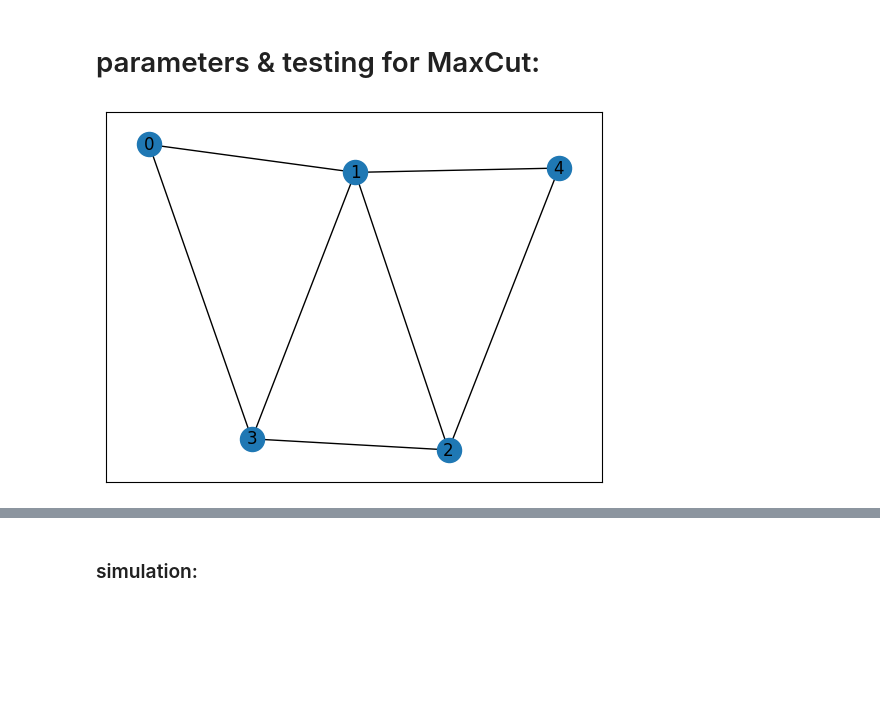
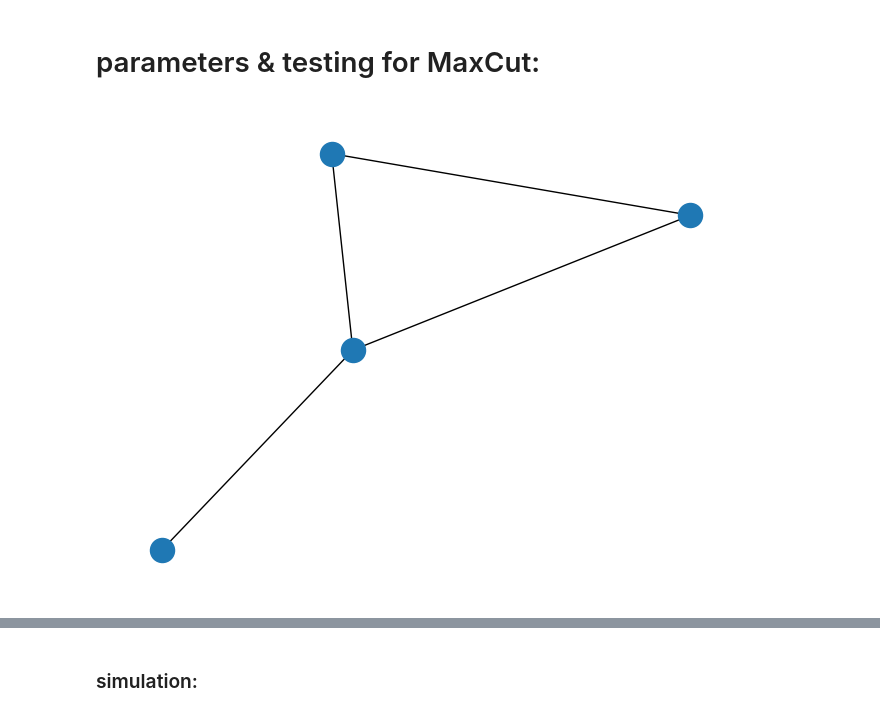
Before and after one commit to hyperrealist/qaoa, a Jupyter notebook: Grover_FPS_for_QUBO.ipynb, the cells around one changed output, grey strips where cells are left out. Saved outputs shown, nothing was run; the diff lists cells and outputs as text; code cells hidden in the pictures; blank space fills up the shorter version.

```diff
--- a/Grover_FPS_for_QUBO.ipynb
+++ b/Grover_FPS_for_QUBO.ipynb
@@ -297,61 +407,45 @@ def GroverForQUBO(QuadraticForm: list[list[int]], digits: int, threshold: int, d
 # %% [markdown]
 # parameters & testing for MaxCut:
 # %%
-# graph size
-NumberOfVerticies = 5 # must be <= 17 to fit in Aria
-edge_probability = 5e-1
+# random, connected graph
+NumberOfVerticies, EdgeProbability = 4, 5e-1
+Graph = nx.erdos_renyi_graph(NumberOfVerticies, EdgeProbability)
+GraphLaplacian = np.array(nx.laplacian_matrix(Graph).toarray())
+while NumberOfVerticies != np.linalg.matrix_rank(GraphLaplacian) + 1:
+    Graph = nx.erdos_renyi_graph(NumberOfVerticies, EdgeProbability)
+    GraphLaplacian = np.array(nx.laplacian_matrix(Graph).toarray())
+nx.draw(Graph, with_labels=False)
 
-# random, connected graph
-disconnected = True
-while disconnected:
-    GraphLaplacian = np.zeros((NumberOfVerticies, NumberOfVerticies), dtype=int)
-    for i in range(NumberOfVerticies):
-        for j in range(i + 1, NumberOfVerticies):
-            if np.random.rand() < edge_probability:
-                GraphLaplacian[i][j] = GraphLaplacian[j][i] = - 1
-        GraphLaplacian[i][i] = - np.sum(GraphLaplacian[i])
-    disconnected = (NumberOfVerticies != np.linalg.matrix_rank(GraphLaplacian) + 1)
-
-NumberOfEdges = np.trace(GraphLaplacian) >> 1
-
-# Erdos-Edwards bound for connected graphs
+# number of edges & the Erdos-Edwards bound
+NumberOfEdges = np.trace(GraphLaplacian) // 2
 threshold = ErdosEdwards = int(np.ceil((2 * NumberOfEdges + NumberOfVerticies - 1)/4))
 
-createGraph(GraphLaplacian)
+# let's get rid of the vertex with the highest degree
+maxdegvertex = np.where(np.diag(GraphLaplacian) == max(np.diag(GraphLaplacian)))[0][0]
 
-# let's get rid of the vertex with the highest degree
-maxdeg = [0, 0]
-for i in range(NumberOfVerticies):
-    if GraphLaplacian[i][i] > maxdeg[1]:
-        maxdeg = [i, GraphLaplacian[i][i]]
-if maxdeg[0] + 1 != NumberOfVerticies:
-    GraphLaplacian[[maxdeg[0], -1], :] = GraphLaplacian[[-1, maxdeg[0]], :]
-    GraphLaplacian[:, [maxdeg[0], -1]] = GraphLaplacian[:, [-1, maxdeg[0]]]
+if maxdegvertex + 1 != NumberOfVerticies:
+    GraphLaplacian[[maxdegvertex, -1], :] = GraphLaplacian[[-1, maxdegvertex], :]
+    GraphLaplacian[:, [maxdegvertex, -1]] = GraphLaplacian[:, [-1, maxdegvertex]]
 
 Q = GraphLaplacian[np.ix_(np.arange(NumberOfVerticies - 1), np.arange(NumberOfVerticies - 1))]
 
-
 # cut-function and MaxCut
-cuts = {}
-for x in range(1 << (NumberOfVerticies - 1)):
-    conf = np.array([(x >> i)&1 for i in range(NumberOfVerticies - 1)])
+cuts, MaxCut = {}, 0
+for x in range(pow(2, len(Q))):
+    conf = np.array([(x >> i)&1 for i in range(len(Q))])
     cuts[x] = np.matmul(conf, np.matmul(Q, np.transpose(conf)))
-MaxCut = max(cuts.values())
+    MaxCut = max(MaxCut, cuts[x])
 
 # cut disctibution and ratios
 random_chance, Lambda, dp = {i: 0 for i in range(MaxCut + 1)}, 0, pow(2, 1 - NumberOfVerticies)
-for x in range(1 << (NumberOfVerticies - 1)):
-    random_chance[cuts[x]] += dp
-    if cuts[x] >= ErdosEdwards:
+for _, cut in cuts.items():
+    random_chance[cut] += dp
+    if cut >= threshold:
         Lambda += dp
 
-m, sigma = np.trace(GraphLaplacian) / 4, 0
-for cut in random_chance:
-    sigma += pow(cut - m, 2) * random_chance[cut]
-
-sigma = np.sqrt(sigma)
-
+m = NumberOfEdges / 2
+sigma = np.sqrt(np.sum([pow(cut - m, 2) * random_chance[cut] for cut in random_chance]))
 digits = 1 + int(np.ceil(np.log2(max(ErdosEdwards, NumberOfEdges + 1 - ErdosEdwards)))) if NumberOfVerticies > 2 else 2
 # %% [output]
-[figure, old version]
+[figure, new version]
 # %%
```
Also changed, not shown: parts of 21 cells of this notebook.
